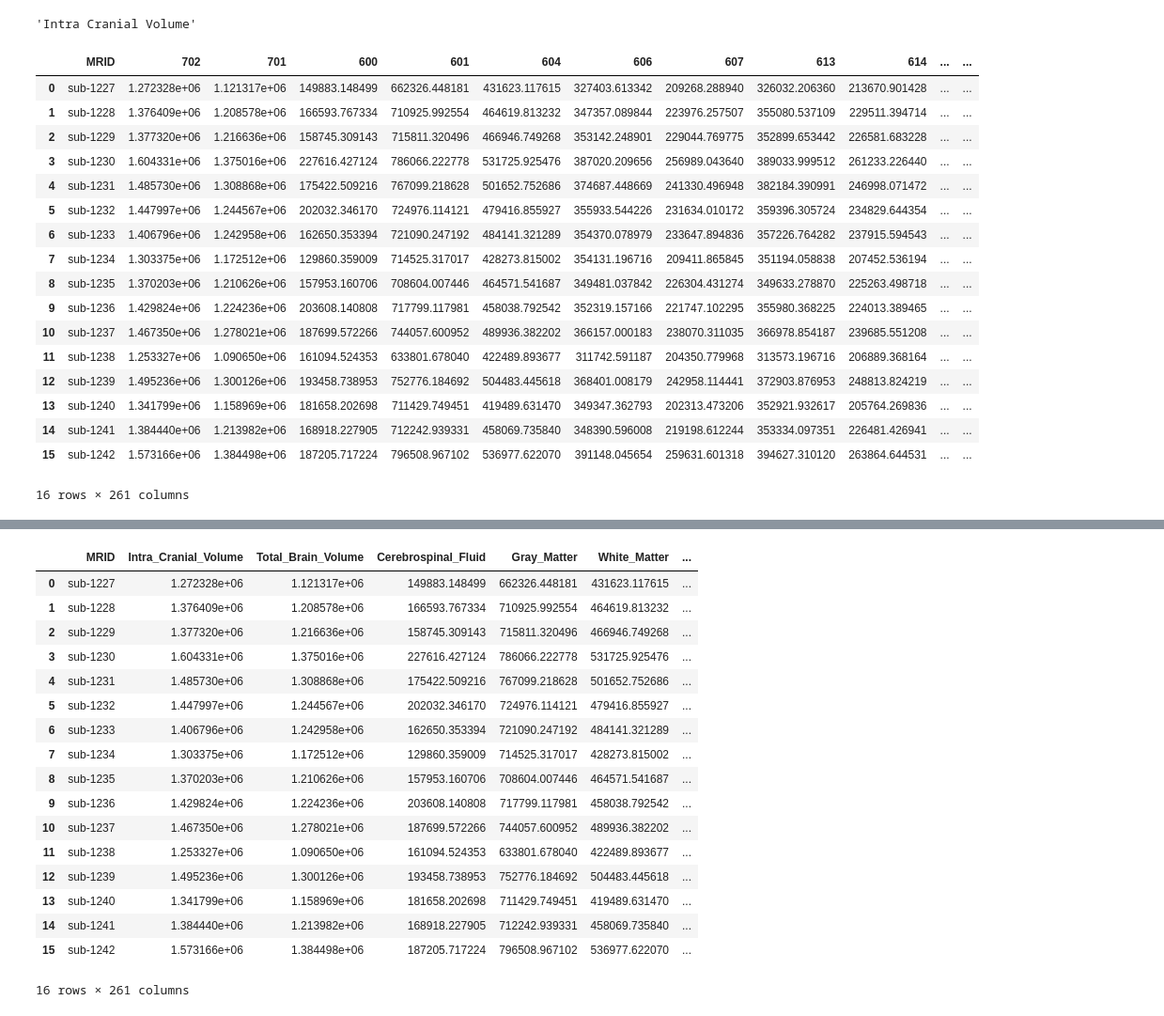
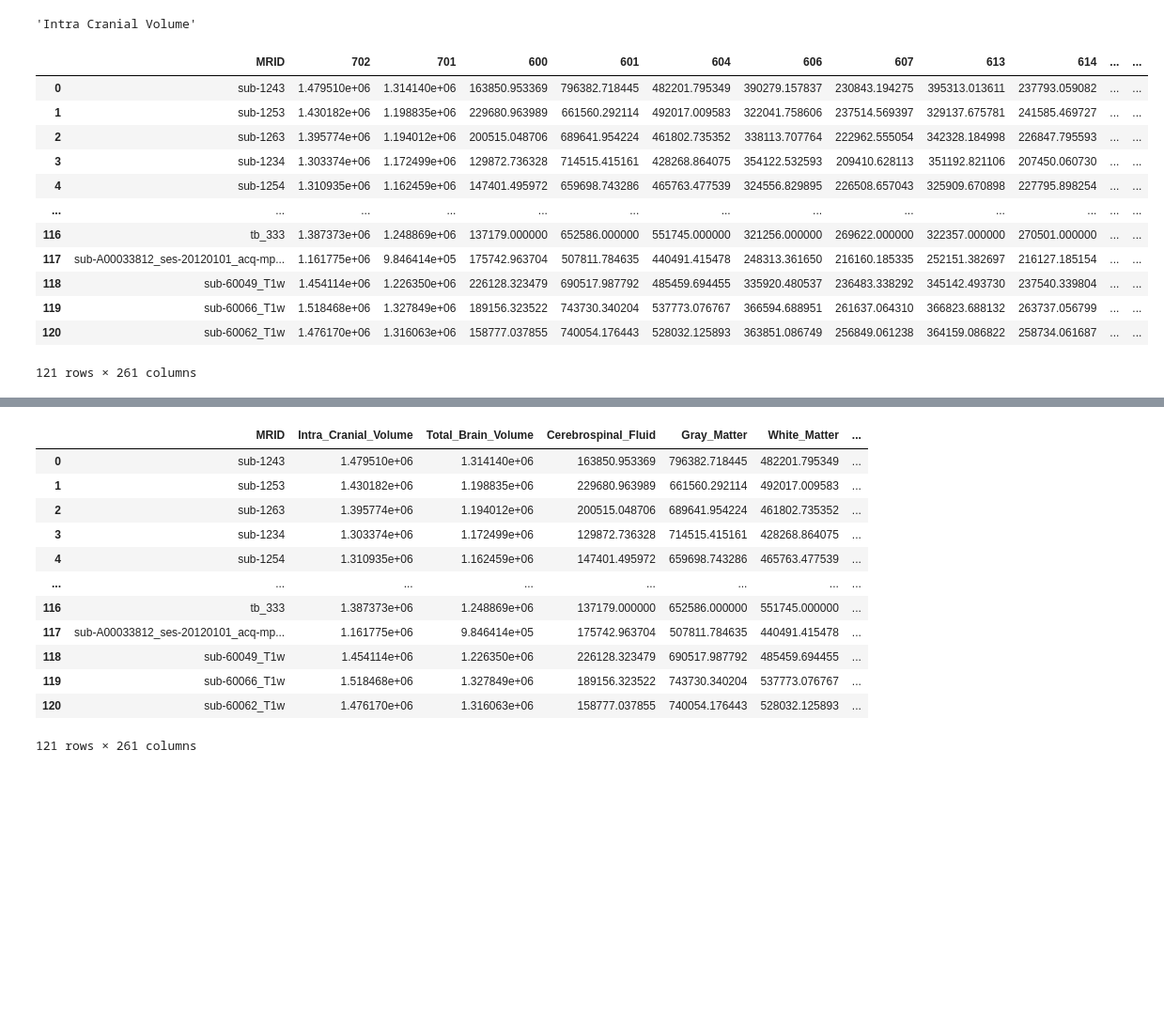
Before and after one commit to A-Cronnex/MRI-Project-2025, a Jupyter notebook: CONVERT_HEADERS_TO_ROIs.ipynb, the cells around one changed output, grey strips where cells are left out. Shown at 94% size. Saved outputs shown, nothing was run; the diff lists cells and outputs as text; code cells hidden in the pictures; blank space fills up the shorter version.

```diff
--- a/CONVERT_HEADERS_TO_ROIs.ipynb
+++ b/CONVERT_HEADERS_TO_ROIs.ipynb
@@ -10,27 +10,24 @@ ROI['702']['Full_Name']
 # %%
 import pandas as pd
 # %%
-dlmuse_row = pd.read_csv("./NiChart_sMRI_Demo1_DLMUSE/DLMUSE/DLMUSE_Volumes.csv") #Aqui tienen que reemplazar esta ruta por la ruta en la que descargaron el CSV generado de la plataforma
+dlmuse_row = pd.read_csv("./bipolar_headers.csv") #Aqui tienen que reemplazar esta ruta por la ruta en la que descargaron el CSV generado de la plataforma
+dlmuse_row.drop(dlmuse_row.columns[0], axis=1, inplace=True)
+#dlmuse_row.drop(dlmuse_row.columns[len(dlmuse_row.columns)-1], axis=1, inplace=True)
 dlmuse_row
 # %% [output]
 |  | MRID | 702 | 701 | 600 | 601 | 604 | 606 | 607 | 613 | 614 | ... | ... |
-| 0 | sub-1227 | 1.272328e+06 | 1.121317e+06 | 149883.148499 | 662326.448181 | 431623.117615 | 327403.613342 | 209268.288940 | 326032.206360 | 213670.901428 | ... | ... |
-| 1 | sub-1228 | 1.376409e+06 | 1.208578e+06 | 166593.767334 | 710925.992554 | 464619.813232 | 347357.089844 | 223976.257507 | 355080.537109 | 229511.394714 | ... | ... |
-| 2 | sub-1229 | 1.377320e+06 | 1.216636e+06 | 158745.309143 | 715811.320496 | 466946.749268 | 353142.248901 | 229044.769775 | 352899.653442 | 226581.683228 | ... | ... |
-| 3 | sub-1230 | 1.604331e+06 | 1.375016e+06 | 227616.427124 | 786066.222778 | 531725.925476 | 387020.209656 | 256989.043640 | 389033.999512 | 261233.226440 | ... | ... |
-| 4 | sub-1231 | 1.485730e+06 | 1.308868e+06 | 175422.509216 | 767099.218628 | 501652.752686 | 374687.448669 | 241330.496948 | 382184.390991 | 246998.071472 | ... | ... |
-| 5 | sub-1232 | 1.447997e+06 | 1.244567e+06 | 202032.346170 | 724976.114121 | 479416.855927 | 355933.544226 | 231634.010172 | 359396.305724 | 234829.644354 | ... | ... |
-| 6 | sub-1233 | 1.406796e+06 | 1.242958e+06 | 162650.353394 | 721090.247192 | 484141.321289 | 354370.078979 | 233647.894836 | 357226.764282 | 237915.594543 | ... | ... |
-| 7 | sub-1234 | 1.303375e+06 | 1.172512e+06 | 129860.359009 | 714525.317017 | 428273.815002 | 354131.196716 | 209411.865845 | 351194.058838 | 207452.536194 | ... | ... |
-| 8 | sub-1235 | 1.370203e+06 | 1.210626e+06 | 157953.160706 | 708604.007446 | 464571.541687 | 349481.037842 | 226304.431274 | 349633.278870 | 225263.498718 | ... | ... |
-| 9 | sub-1236 | 1.429824e+06 | 1.224236e+06 | 203608.140808 | 717799.117981 | 458038.792542 | 352319.157166 | 221747.102295 | 355980.368225 | 224013.389465 | ... | ... |
-| 10 | sub-1237 | 1.467350e+06 | 1.278021e+06 | 187699.572266 | 744057.600952 | 489936.382202 | 366157.000183 | 238070.311035 | 366978.854187 | 239685.551208 | ... | ... |
-| 11 | sub-1238 | 1.253327e+06 | 1.090650e+06 | 161094.524353 | 633801.678040 | 422489.893677 | 311742.591187 | 204350.779968 | 313573.196716 | 206889.368164 | ... | ... |
-| 12 | sub-1239 | 1.495236e+06 | 1.300126e+06 | 193458.738953 | 752776.184692 | 504483.445618 | 368401.008179 | 242958.114441 | 372903.876953 | 248813.824219 | ... | ... |
-| 13 | sub-1240 | 1.341799e+06 | 1.158969e+06 | 181658.202698 | 711429.749451 | 419489.631470 | 349347.362793 | 202313.473206 | 352921.932617 | 205764.269836 | ... | ... |
-| 14 | sub-1241 | 1.384440e+06 | 1.213982e+06 | 168918.227905 | 712242.939331 | 458069.735840 | 348390.596008 | 219198.612244 | 353334.097351 | 226481.426941 | ... | ... |
-| 15 | sub-1242 | 1.573166e+06 | 1.384498e+06 | 187205.717224 | 796508.967102 | 536977.622070 | 391148.045654 | 259631.601318 | 394627.310120 | 263864.644531 | ... | ... |
+| 0 | sub-1243 | 1.479510e+06 | 1.314140e+06 | 163850.953369 | 796382.718445 | 482201.795349 | 390279.157837 | 230843.194275 | 395313.013611 | 237793.059082 | ... | ... |
+| 1 | sub-1253 | 1.430182e+06 | 1.198835e+06 | 229680.963989 | 661560.292114 | 492017.009583 | 322041.758606 | 237514.569397 | 329137.675781 | 241585.469727 | ... | ... |
+| 2 | sub-1263 | 1.395774e+06 | 1.194012e+06 | 200515.048706 | 689641.954224 | 461802.735352 | 338113.707764 | 222962.555054 | 342328.184998 | 226847.795593 | ... | ... |
+| 3 | sub-1234 | 1.303374e+06 | 1.172499e+06 | 129872.736328 | 714515.415161 | 428268.864075 | 354122.532593 | 209410.628113 | 351192.821106 | 207450.060730 | ... | ... |
+| 4 | sub-1254 | 1.310935e+06 | 1.162459e+06 | 147401.495972 | 659698.743286 | 465763.477539 | 324556.829895 | 226508.657043 | 325909.670898 | 227795.898254 | ... | ... |
+| ... | ... | ... | ... | ... | ... | ... | ... | ... | ... | ... | ... | ... |
+| 116 | tb_333 | 1.387373e+06 | 1.248869e+06 | 137179.000000 | 652586.000000 | 551745.000000 | 321256.000000 | 269622.000000 | 322357.000000 | 270501.000000 | ... | ... |
+| 117 | sub-A00033812_ses-20120101_acq-mp... | 1.161775e+06 | 9.846414e+05 | 175742.963704 | 507811.784635 | 440491.415478 | 248313.361650 | 216160.185335 | 252151.382697 | 216127.185154 | ... | ... |
+| 118 | sub-60049_T1w | 1.454114e+06 | 1.226350e+06 | 226128.323479 | 690517.987792 | 485459.694455 | 335920.480537 | 236483.338292 | 345142.493730 | 237540.339804 | ... | ... |
+| 119 | sub-60066_T1w | 1.518468e+06 | 1.327849e+06 | 189156.323522 | 743730.340204 | 537773.076767 | 366594.688951 | 261637.064310 | 366823.688132 | 263737.056799 | ... | ... |
+| 120 | sub-60062_T1w | 1.476170e+06 | 1.316063e+06 | 158777.037855 | 740054.176443 | 528032.125893 | 363851.086749 | 256849.061238 | 364159.086822 | 258734.061687 | ... | ... |
-16 rows × 261 columns
+121 rows × 261 columns
 # %%
 
 #Aqui hay que reemplazar las columnas por sus nombres. Antes de correr el script, reemplacen el valor de recortar_value por el indice en el que se encuentra la cabecera 702. Esto puede variar
@@ -62,23 +59,19 @@ columns_n
 # %%
 df_n = dlmuse_row.rename(columns = columns_n)
 # %%
+df_n
 # %% [output]
 |  | MRID | Intra_Cranial_Volume | Total_Brain_Volume | Cerebrospinal_Fluid | Gray_Matter | White_Matter | ... |
-| 0 | sub-1227 | 1.272328e+06 | 1.121317e+06 | 149883.148499 | 662326.448181 | 431623.117615 | ... |
-| 1 | sub-1228 | 1.376409e+06 | 1.208578e+06 | 166593.767334 | 710925.992554 | 464619.813232 | ... |
-| 2 | sub-1229 | 1.377320e+06 | 1.216636e+06 | 158745.309143 | 715811.320496 | 466946.749268 | ... |
-| 3 | sub-1230 | 1.604331e+06 | 1.375016e+06 | 227616.427124 | 786066.222778 | 531725.925476 | ... |
-| 4 | sub-1231 | 1.485730e+06 | 1.308868e+06 | 175422.509216 | 767099.218628 | 501652.752686 | ... |
-| 5 | sub-1232 | 1.447997e+06 | 1.244567e+06 | 202032.346170 | 724976.114121 | 479416.855927 | ... |
-| 6 | sub-1233 | 1.406796e+06 | 1.242958e+06 | 162650.353394 | 721090.247192 | 484141.321289 | ... |
-| 7 | sub-1234 | 1.303375e+06 | 1.172512e+06 | 129860.359009 | 714525.317017 | 428273.815002 | ... |
-| 8 | sub-1235 | 1.370203e+06 | 1.210626e+06 | 157953.160706 | 708604.007446 | 464571.541687 | ... |
-| 9 | sub-1236 | 1.429824e+06 | 1.224236e+06 | 203608.140808 | 717799.117981 | 458038.792542 | ... |
-| 10 | sub-1237 | 1.467350e+06 | 1.278021e+06 | 187699.572266 | 744057.600952 | 489936.382202 | ... |
-| 11 | sub-1238 | 1.253327e+06 | 1.090650e+06 | 161094.524353 | 633801.678040 | 422489.893677 | ... |
-| 12 | sub-1239 | 1.495236e+06 | 1.300126e+06 | 193458.738953 | 752776.184692 | 504483.445618 | ... |
-| 13 | sub-1240 | 1.341799e+06 | 1.158969e+06 | 181658.202698 | 711429.749451 | 419489.631470 | ... |
-| 14 | sub-1241 | 1.384440e+06 | 1.213982e+06 | 168918.227905 | 712242.939331 | 458069.735840 | ... |
-| 15 | sub-1242 | 1.573166e+06 | 1.384498e+06 | 187205.717224 | 796508.967102 | 536977.622070 | ... |
+| 0 | sub-1243 | 1.479510e+06 | 1.314140e+06 | 163850.953369 | 796382.718445 | 482201.795349 | ... |
+| 1 | sub-1253 | 1.430182e+06 | 1.198835e+06 | 229680.963989 | 661560.292114 | 492017.009583 | ... |
+| 2 | sub-1263 | 1.395774e+06 | 1.194012e+06 | 200515.048706 | 689641.954224 | 461802.735352 | ... |
+| 3 | sub-1234 | 1.303374e+06 | 1.172499e+06 | 129872.736328 | 714515.415161 | 428268.864075 | ... |
+| 4 | sub-1254 | 1.310935e+06 | 1.162459e+06 | 147401.495972 | 659698.743286 | 465763.477539 | ... |
+| ... | ... | ... | ... | ... | ... | ... | ... |
+| 116 | tb_333 | 1.387373e+06 | 1.248869e+06 | 137179.000000 | 652586.000000 | 551745.000000 | ... |
+| 117 | sub-A00033812_ses-20120101_acq-mp... | 1.161775e+06 | 9.846414e+05 | 175742.963704 | 507811.784635 | 440491.415478 | ... |
+| 118 | sub-60049_T1w | 1.454114e+06 | 1.226350e+06 | 226128.323479 | 690517.987792 | 485459.694455 | ... |
+| 119 | sub-60066_T1w | 1.518468e+06 | 1.327849e+06 | 189156.323522 | 743730.340204 | 537773.076767 | ... |
+| 120 | sub-60062_T1w | 1.476170e+06 | 1.316063e+06 | 158777.037855 | 740054.176443 | 528032.125893 | ... |
-16 rows × 261 columns
+121 rows × 261 columns
 # %%
```
Also changed, not shown: parts of 1 cell of this notebook, 17 other files.
